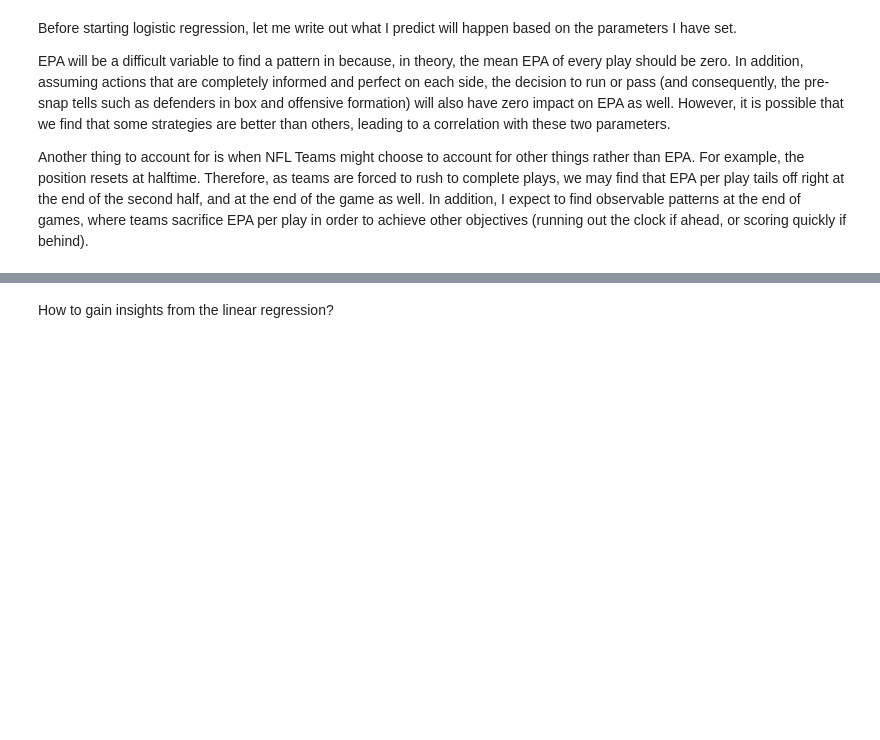
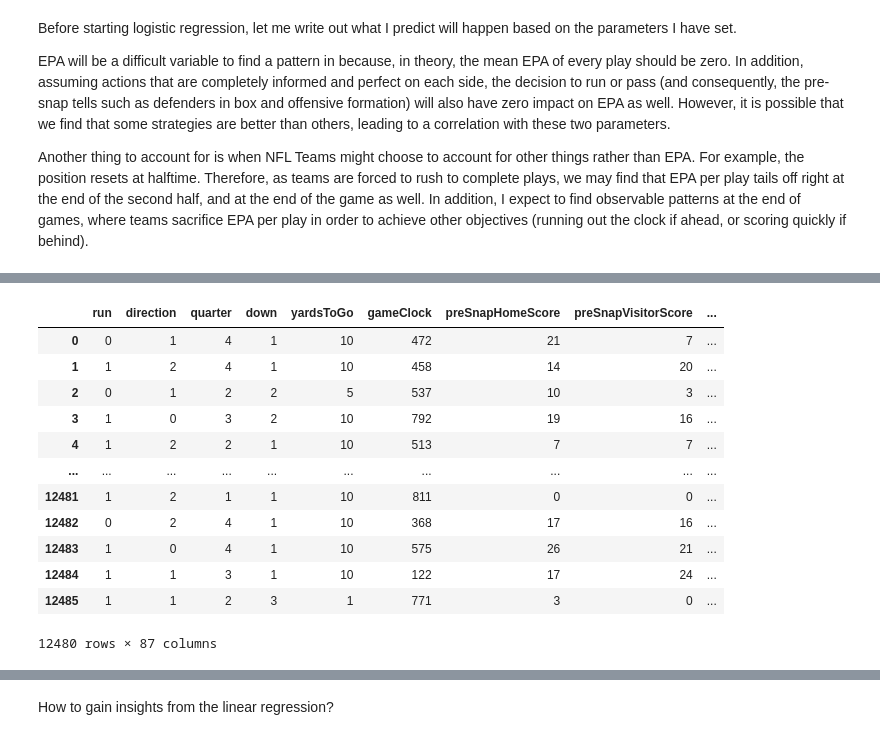
Before and after one commit to ndamle2/COGS118BProject, a Jupyter notebook: aaron_epa_lin_reg.ipynb, the cells around one changed output, grey strips where cells are left out. Cells and saved outputs as stored; diff of their text form; code cells hidden in the pictures; blank space fills up the shorter version.

Commit message:
error with the Linear Regression Algorithm

```diff
--- a/aaron_epa_lin_reg.ipynb
+++ b/aaron_epa_lin_reg.ipynb
@@ -128,25 +165,0 @@ data
-# %%
-# run multivariate linear regression in order to predict EPA Based on all other features
-from sklearn.linear_model import LinearRegression
-from sklearn.model_selection import train_test_split
-from sklearn.metrics import mean_squared_error
-
-# drop rows with missing values
-data = data.dropna()
-
-# split data into train and test
-X = data.drop(columns=["expectedPointsAdded"])
-y = data["expectedPointsAdded"]
-
-X_train, X_test, y_train, y_test = train_test_split(X, y, test_size=0.2, random_state=42)
-
-# fit model
-model = LinearRegression()
-model.fit(X_train, y_train)
-
-# predict
-y_pred = model.predict(X_test)
-
-# evaluate
-mse = mean_squared_error(y_test, y_pred)
-mse
@@ -154,0 +166,11 @@ np.float64(1.2922277786022853)
+# %%
+# convert one hot encoded columns to int
+data = data.astype({"run": int, "offenseFormation_EMPTY": int, "offenseFormation_I_FORM": int,
+                    "offenseFormation_JUMBO": int, "offenseFormation_PISTOL": int, "offenseFormation_SHOTGUN": int,
+                    "offenseFormation_SINGLEBACK": int, "offenseFormation_WILDCAT": int})
+# do the same for offense and defense teams
+for team in teams:
+    data = data.astype({"possessionTeam_" + team: int, "defensiveTeam_" + team: int})
+
+# show what data has missing values
+data[data.isna().any(axis=1)]
@@ -154,0 +186,17 @@ np.float64(1.2922277786022853)
+# %%
+data.dropna(inplace=True)
+data
+# %% [output]
+|  | run | direction | quarter | down | yardsToGo | gameClock | preSnapHomeScore | preSnapVisitorScore | ... |
+| 0 | 0 | 1 | 4 | 1 | 10 | 472 | 21 | 7 | ... |
+| 1 | 1 | 2 | 4 | 1 | 10 | 458 | 14 | 20 | ... |
+| 2 | 0 | 1 | 2 | 2 | 5 | 537 | 10 | 3 | ... |
+| 3 | 1 | 0 | 3 | 2 | 10 | 792 | 19 | 16 | ... |
+| 4 | 1 | 2 | 2 | 1 | 10 | 513 | 7 | 7 | ... |
+| ... | ... | ... | ... | ... | ... | ... | ... | ... | ... |
+| 12481 | 1 | 2 | 1 | 1 | 10 | 811 | 0 | 0 | ... |
+| 12482 | 0 | 2 | 4 | 1 | 10 | 368 | 17 | 16 | ... |
+| 12483 | 1 | 0 | 4 | 1 | 10 | 575 | 26 | 21 | ... |
+| 12484 | 1 | 1 | 3 | 1 | 10 | 122 | 17 | 24 | ... |
+| 12485 | 1 | 1 | 2 | 3 | 1 | 771 | 3 | 0 | ... |
+12480 rows × 87 columns
```
Also changed, not shown: parts of 14 cells of this notebook.
